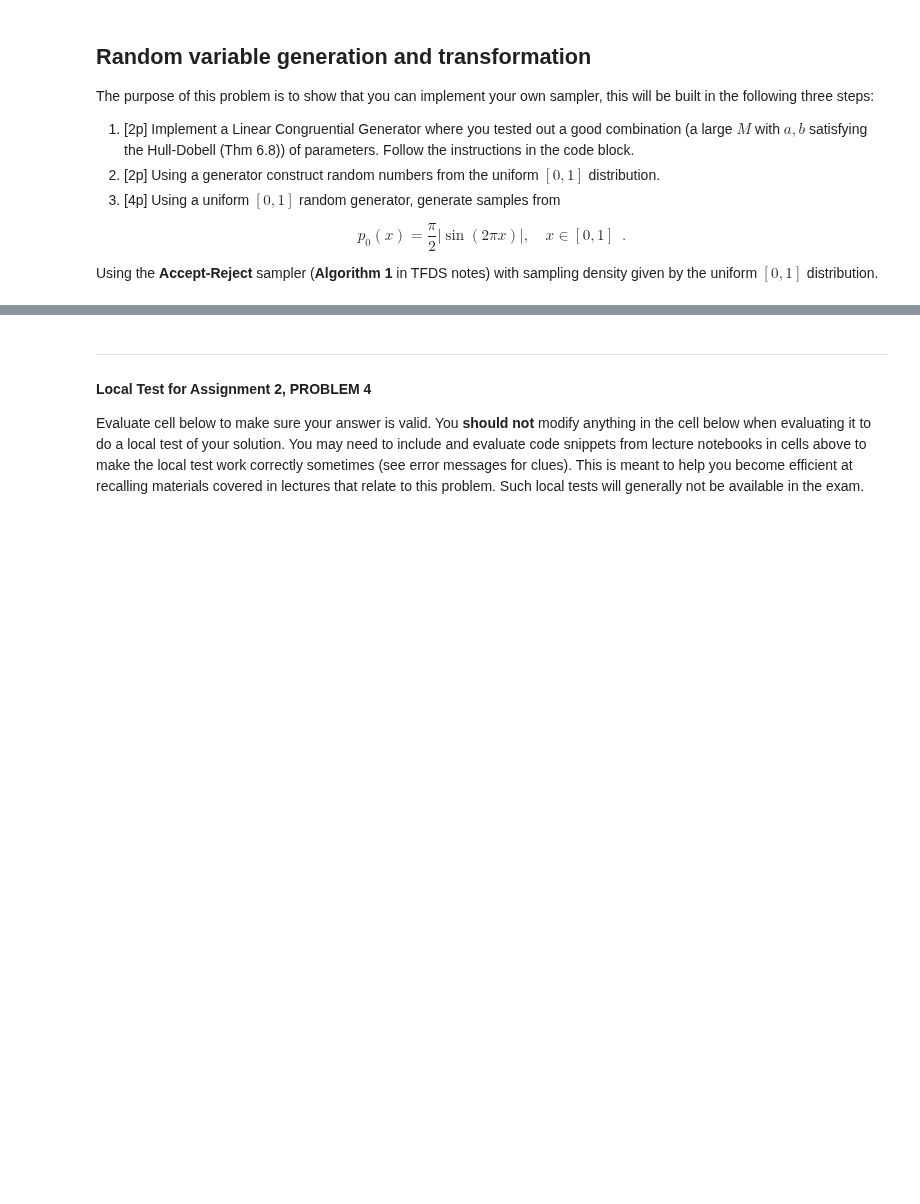
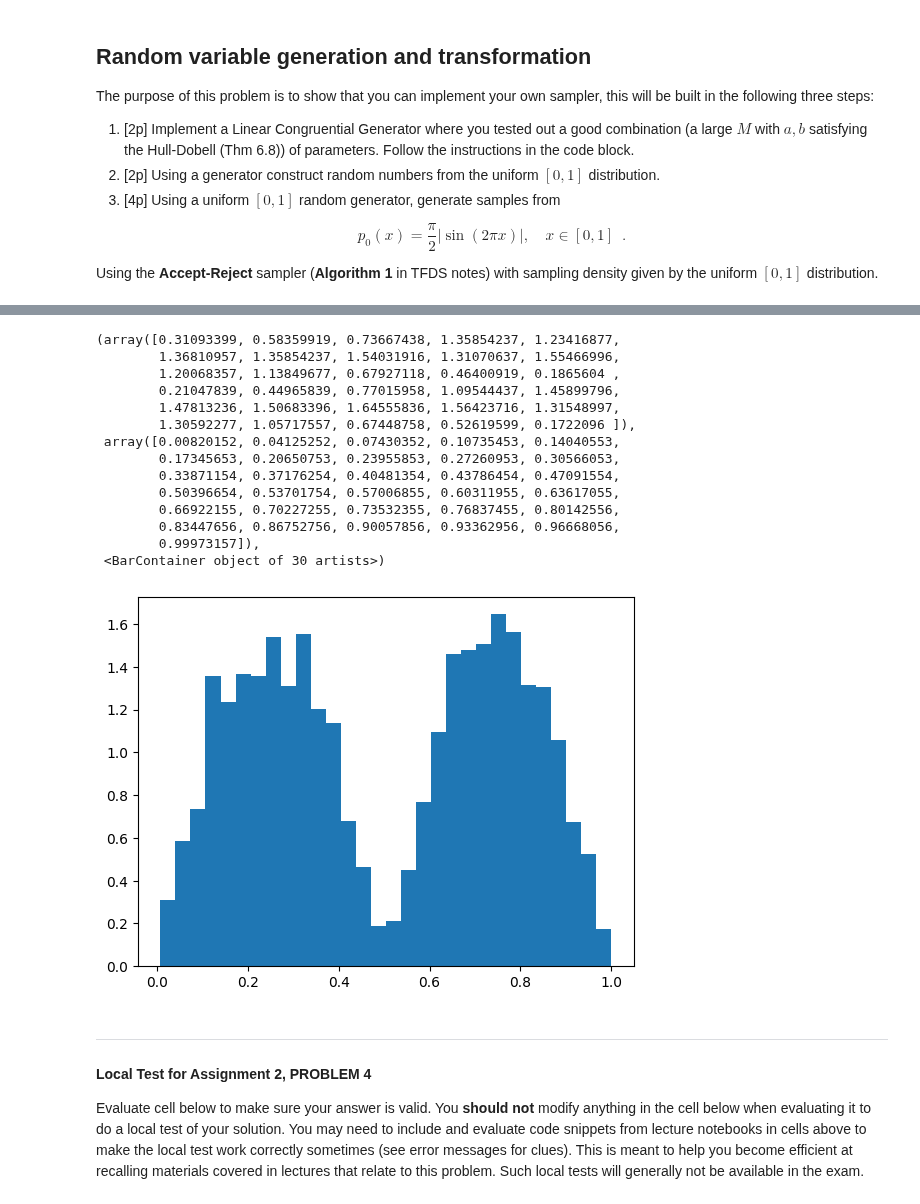
Before and after one commit to Smasken/ITDS, a Jupyter notebook: Autograded Assignments/Revised_assignments_Final_versions/Assignment_2.ipynb, the cells around one changed output, grey strips where cells are left out. Saved outputs shown, nothing was run; the diff lists cells and outputs as text; code cells hidden in the pictures; blank space fills up the shorter version.

```diff
--- a/Autograded Assignments/Revised_assignments_Final_versions/Assignment_2.ipynb
+++ b/Autograded Assignments/Revised_assignments_Final_versions/Assignment_2.ipynb
@@ -328,27 +346,59 @@ KeyboardInterrupt:
 # %%
 
-def problem4_accept_reject(uniformGenerator=None, n_iterations=None, seed=0):
+def problem4_accept_reject(uniformGenerator=problem4_uniform, n_iterations=10, seed=0):
     """
     Takes a generator that produces uniform pseudo random [0,1] numbers
     and produces samples from (pi/2)*abs(sin(x*2*pi)) using an Accept-Reject
     sampler with the uniform distribution as the proposal distribution.
     Runs n_iterations
 
     Parameters
     -------------
     generator : a function of the type generator(size,seed) that produces uniform pseudo random
     numbers from [0,1]
     seed : the seed to be used in the generator provided
     n_iterations : an integer denoting how many attempts should be made in the accept-reject sampler
 
     Returns
     --------------
     out : a list of the pseudo random numbers with the specified distribution
     """
 
-    XXX
+    accepted_samples = []  # List to store accepted samples
+    for i in range(n_iterations):
+        x = uniformGenerator()  # Candidate sample from U[0,1]
+        u = uniformGenerator()  # Uniform random for acceptance criterion
 
-    return XXX
+        # Acceptance check: u <= target density / (M * proposal density)
+        if u <= (np.abs(np.sin(2 * np.pi * x))):
+            accepted_samples.append(x)  # Accept x
+
+        # Stop if we have collected enough samples
+        if len(accepted_samples) >= n_iterations:
+            break
+
+    return np.array(accepted_samples)
+
+
+# Example usage with matplotlib for plotting
+plot = problem4_accept_reject(np.random.uniform, n_iterations=10000)
+plt.hist(plot, bins=30, density=True)
+# %% [output]
+(array([0.31093399, 0.58359919, 0.73667438, 1.35854237, 1.23416877,
+        1.36810957, 1.35854237, 1.54031916, 1.31070637, 1.55466996,
+        1.20068357, 1.13849677, 0.67927118, 0.46400919, 0.1865604 ,
+        0.21047839, 0.44965839, 0.77015958, 1.09544437, 1.45899796,
+        1.47813236, 1.50683396, 1.64555836, 1.56423716, 1.31548997,
+        1.30592277, 1.05717557, 0.67448758, 0.52619599, 0.1722096 ]),
+ array([0.00820152, 0.04125252, 0.07430352, 0.10735453, 0.14040553,
+        0.17345653, 0.20650753, 0.23955853, 0.27260953, 0.30566053,
+        0.33871154, 0.37176254, 0.40481354, 0.43786454, 0.47091554,
+        0.50396654, 0.53701754, 0.57006855, 0.60311955, 0.63617055,
+        0.66922155, 0.70227255, 0.73532355, 0.76837455, 0.80142556,
+        0.83447656, 0.86752756, 0.90057856, 0.93362956, 0.96668056,
+        0.99973157]),
+ <BarContainer object of 30 artists>)
+[figure, added]
 # %% [markdown]
 ---
 #### Local Test for Assignment 2, PROBLEM 4
```
Also changed, not shown: parts of 2 cells of this notebook.
